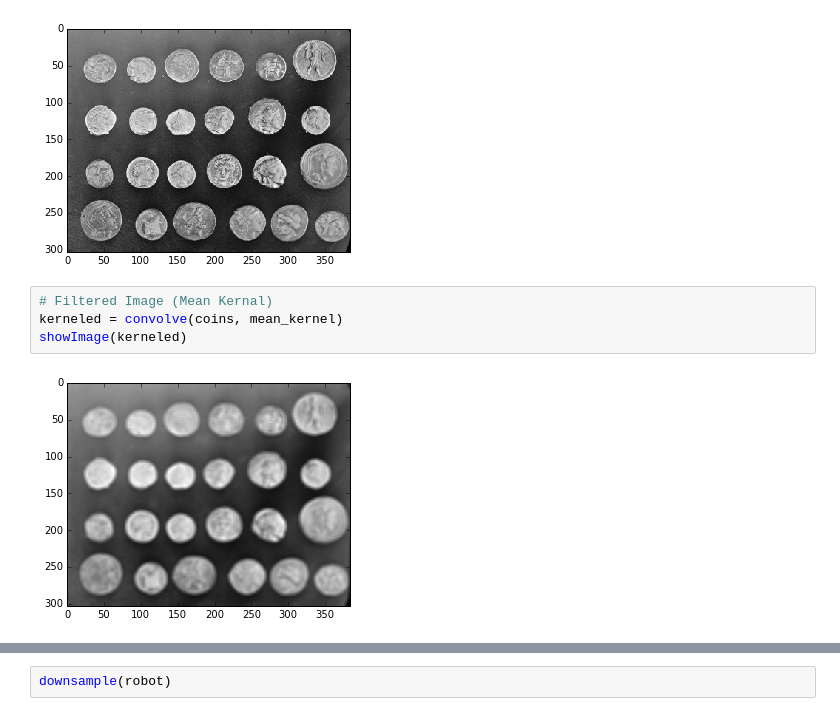
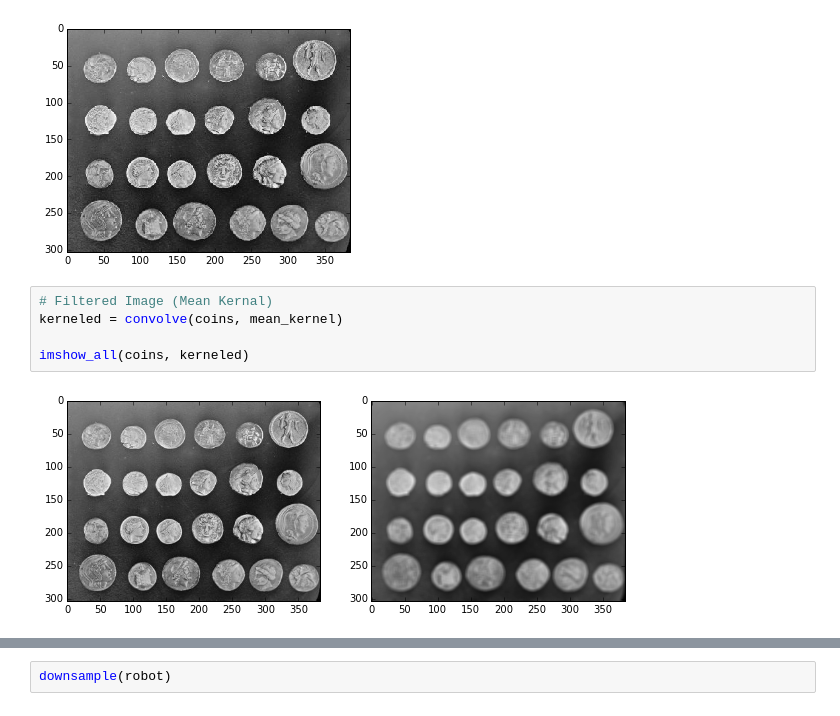
Before and after one commit to alexjohnson505/skimage-tutorials, a Jupyter notebook: CS4300_Assignment02_AlexJohnson.ipynb, the cells around one changed output, grey strips where cells are left out. Saved outputs shown, nothing was run; the diff lists cells and outputs as text.

```diff
--- a/CS4300_Assignment02_AlexJohnson.ipynb
+++ b/CS4300_Assignment02_AlexJohnson.ipynb
@@ -226,6 +226,7 @@ showImage(coins)
 # %%
 # Filtered Image (Mean Kernal)
 kerneled = convolve(coins, mean_kernel)
-showImage(kerneled)
+
+imshow_all(coins, kerneled)
 # %% [output]
-[figure, old version]
+[figure, new version]
```
Also changed, not shown: parts of 16 cells of this notebook.
